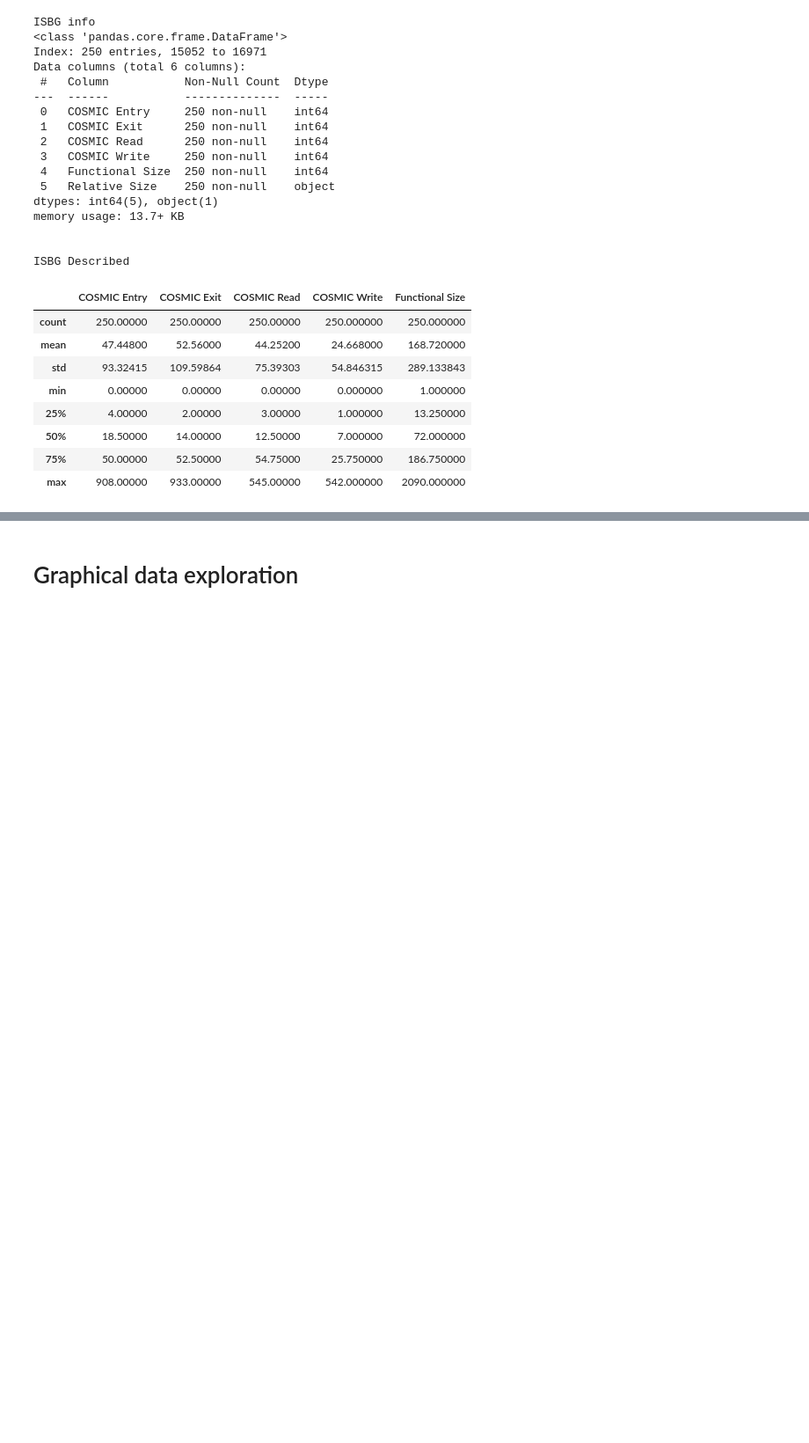
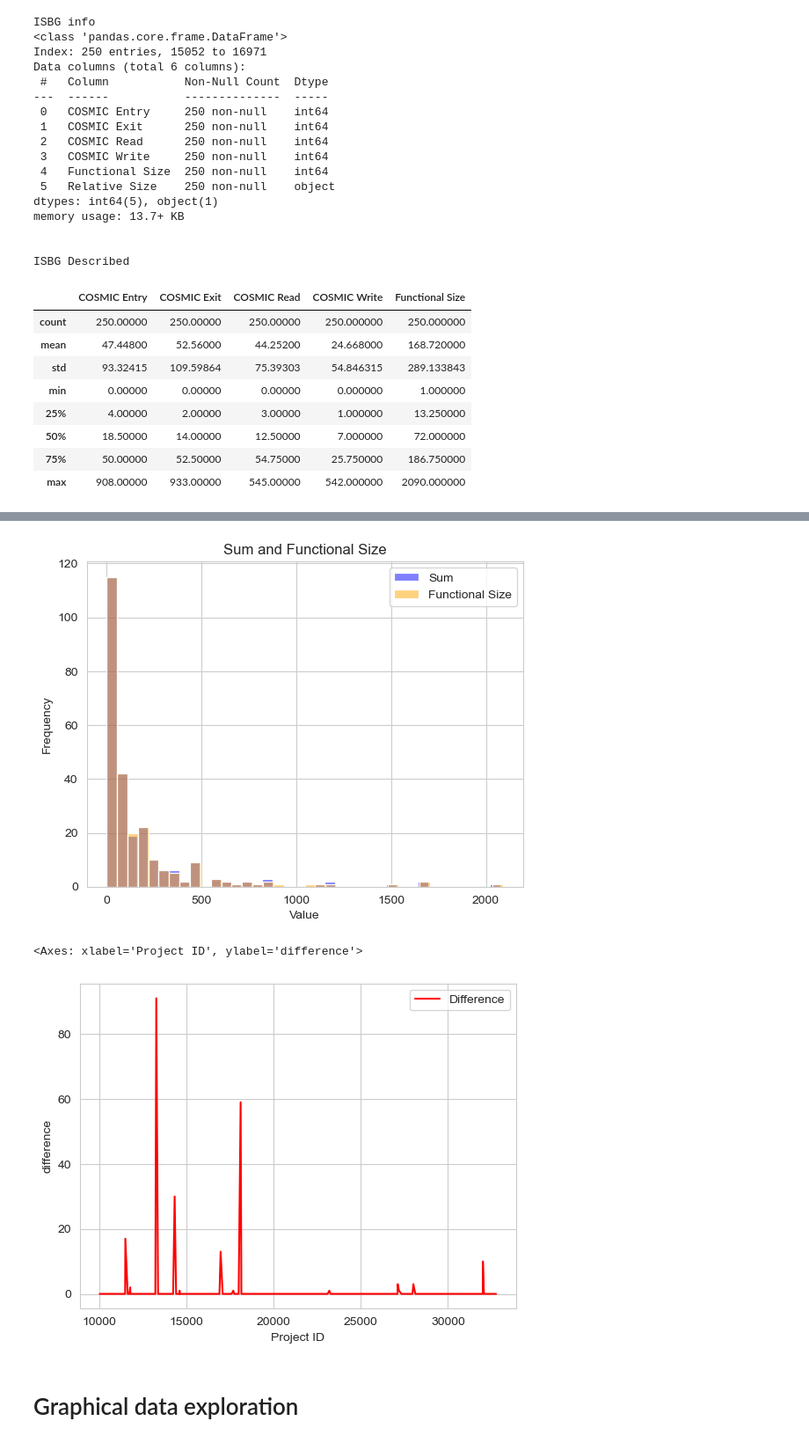
Before and after one commit to J4nvg/ResearchWorkshop, a Jupyter notebook: RW1.ipynb, the cells around one changed output, grey strips where cells are left out. Shown at 88% size. Cells and saved outputs as stored; diff of their text form; code cells hidden in the pictures; blank space fills up the shorter version.

```diff
--- a/RW1.ipynb
+++ b/RW1.ipynb
@@ -56,3 +77,22 @@ ISBG Described
+# %%
+ISBG["difference"] = ISBG.apply(lambda row: abs(row.iloc[4] - row["sum"]),axis=1)
+ISBG["difference"].describe()
+
+sns.histplot(ISBG["sum"], alpha=0.5, color="blue", label="Sum")
+sns.histplot(ISBG["Functional Size"], alpha=0.5, color="orange", label="Functional Size")
+
+# Add labels and legend
+plt.xlabel("Value")
+plt.ylabel("Frequency")
+plt.title("Sum and Functional Size")
+plt.legend()
+
+plt.show()
+sns.lineplot(x=ISBG.index, y=ISBG["difference"], color="red", label="Difference")
+# %% [output]
+[figure, added]
+<Axes: xlabel='Project ID', ylabel='difference'>
+[figure, added]
 # %% [markdown]
 # Graphical data exploration
 # %%
```
Also changed, not shown: parts of 6 cells of this notebook.
